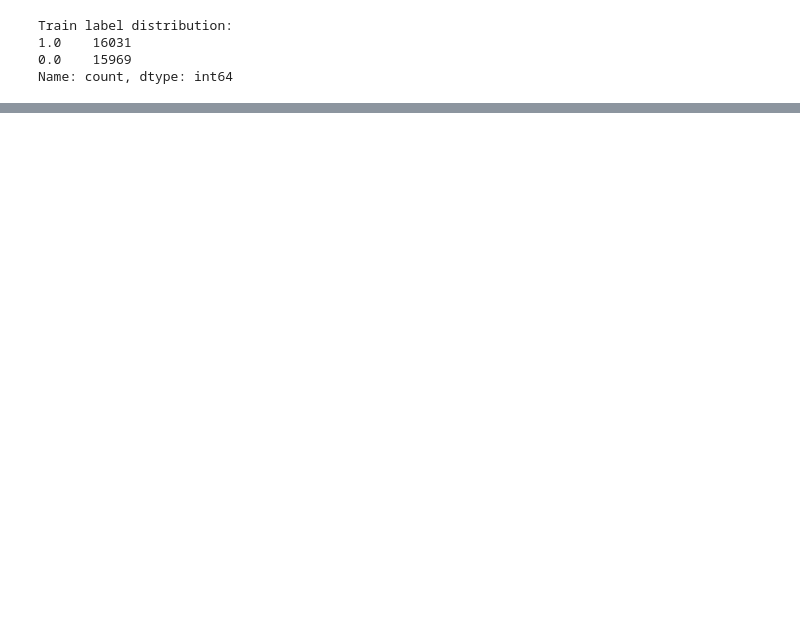
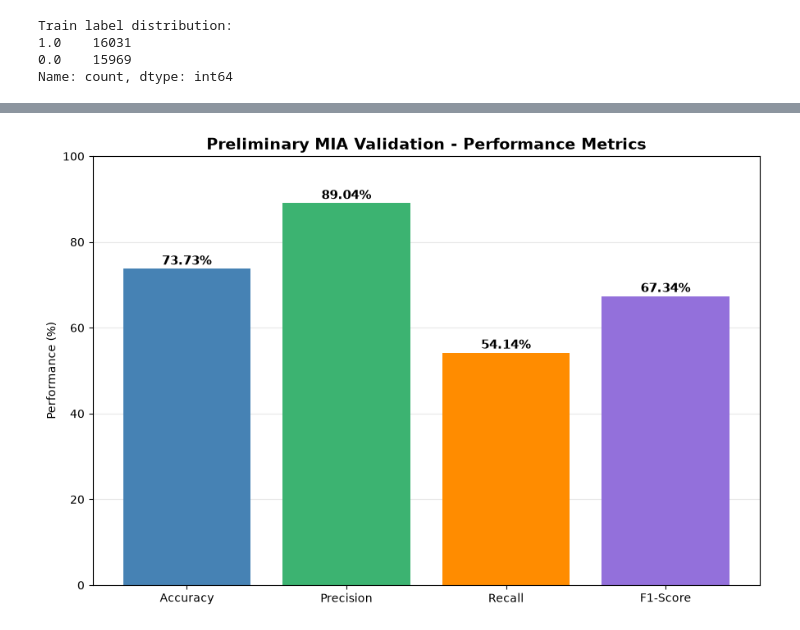
Before and after one commit to benward05/PACE---GROUP-58-LINKAGE-MODELS, a Jupyter notebook: SNN Final end to end (1).ipynb, the cells around one changed output, grey strips where cells are left out. Cells and saved outputs as stored; diff of their text form; code cells hidden in the pictures; blank space fills up the shorter version.

```diff
--- a/SNN Final end to end (1).ipynb
+++ b/SNN Final end to end (1).ipynb
@@ -877,0 +1236,80 @@ Confusion matrix:
+# %%
+
+# ==============================================
+# D4 - Attack Classifier Performance Metrics
+# ==============================================
+
+import numpy as np
+import matplotlib.pyplot as plt
+from sklearn.metrics import (
+    accuracy_score,
+    precision_score,
+    recall_score,
+    f1_score
+)
+
+# Use the same validation data as the ROC curve
+actual = np.asarray(y_val).ravel()
+scores = np.asarray(y_val_prob).ravel()
+
+# Convert probability scores to binary predictions
+predicted = (scores >= 0.5).astype(int)
+
+# Calculate performance metrics
+metrics = {
+    "Accuracy": accuracy_score(actual, predicted),
+    "Precision": precision_score(actual, predicted),
+    "Recall": recall_score(actual, predicted),
+    "F1-Score": f1_score(actual, predicted)
+}
+
+# Create bar chart
+fig, ax = plt.subplots(figsize=(9, 6))
+
+bars = ax.bar(
+    metrics.keys(),
+    [v * 100 for v in metrics.values()],
+    color=["steelblue", "mediumseagreen",
+           "darkorange", "mediumpurple"]
+)
+
+# Add percentage labels above bars
+for bar in bars:
+    height = bar.get_height()
+    ax.text(
+        bar.get_x() + bar.get_width() / 2,
+        height + 1,
+        f"{height:.2f}%",
+        ha="center",
+        fontsize=11,
+        fontweight="bold"
+    )
+
+ax.set_title(
+    "Preliminary MIA Validation - Performance Metrics",
+    fontsize=14,
+    fontweight="bold"
+)
+
+ax.set_ylabel("Performance (%)")
+ax.set_ylim(0, 100)
+ax.grid(axis="y", alpha=0.3)
+ax.set_axisbelow(True)
+
+plt.tight_layout()
+
+# Save figure for D4 report
+plt.savefig(
+    "D4_Attack_Performance_Metrics.png",
+    dpi=300,
+    bbox_inches="tight"
+)
+
+plt.show()
+
+# Print results
+print("=== PERFORMANCE METRICS ===")
+for name, value in metrics.items():
+    print(f"{name}: {value * 100:.2f}%")
+# %% [output]
+[figure, added]
```
Also changed, not shown: parts of 21 cells of this notebook, 16 other files.
